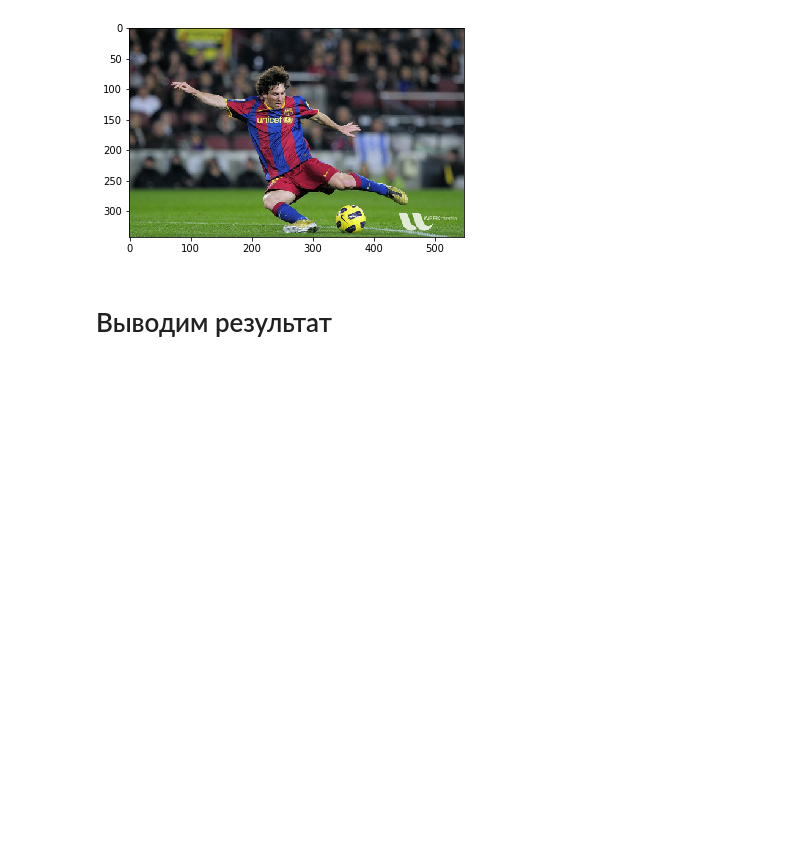
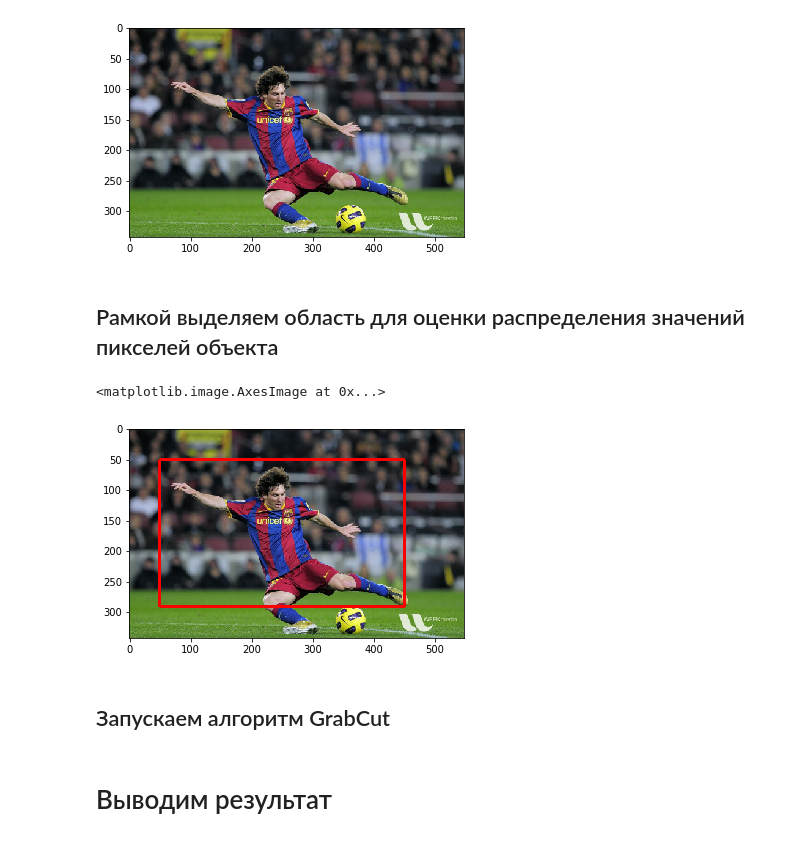
Before and after one commit to a4tunado/lectures, a Jupyter notebook: cv/003/tasks/003-graphcut.ipynb, the cells around one changed output. Saved outputs shown, nothing was run; the diff lists cells and outputs as text; code cells hidden in the pictures; blank space fills up the shorter version.

```diff
--- a/cv/003/tasks/003-graphcut.ipynb
+++ b/cv/003/tasks/003-graphcut.ipynb
@@ -14,6 +14,20 @@ plt.imshow(cv2.cvtColor(img, cv2.COLOR_BGR2RGB))
 # %% [output]
 <matplotlib.image.AxesImage at 0x...>
 [figure]
+# %% [markdown]
+## Рамкой выделяем область для оценки распределения значений пикселей объекта
+# %%
+tmp = np.copy(img)
+rect = (50,50,450,290)
+x1, y1, x2, y2 = rect
+tmp = cv2.rectangle(tmp, (x1,y1), (x2,y2),  (0,0,255), 3)
+# %%
+plt.imshow(cv2.cvtColor(tmp, cv2.COLOR_BGR2RGB))
+# %% [output]
+<matplotlib.image.AxesImage at 0x...>
+[figure, added]
+# %% [markdown]
+## Запускаем алгоритм GrabCut
 # %%
 mask = np.zeros(img.shape[:2], np.uint8)  # выделяем память под результат работы алгоритма
 
```
Also changed, not shown: 9 other files.
